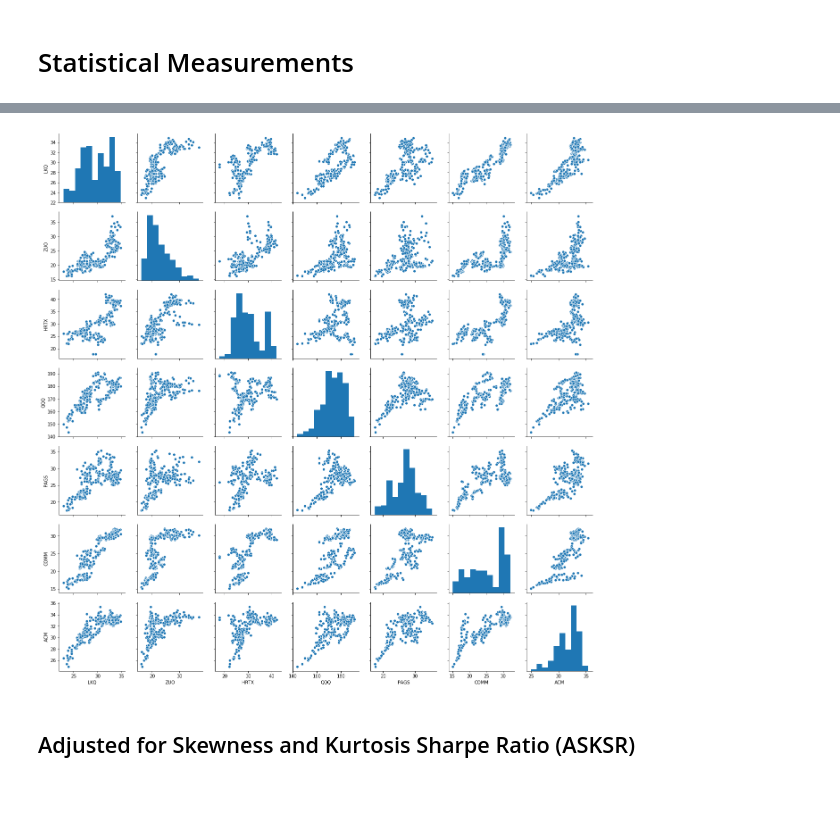
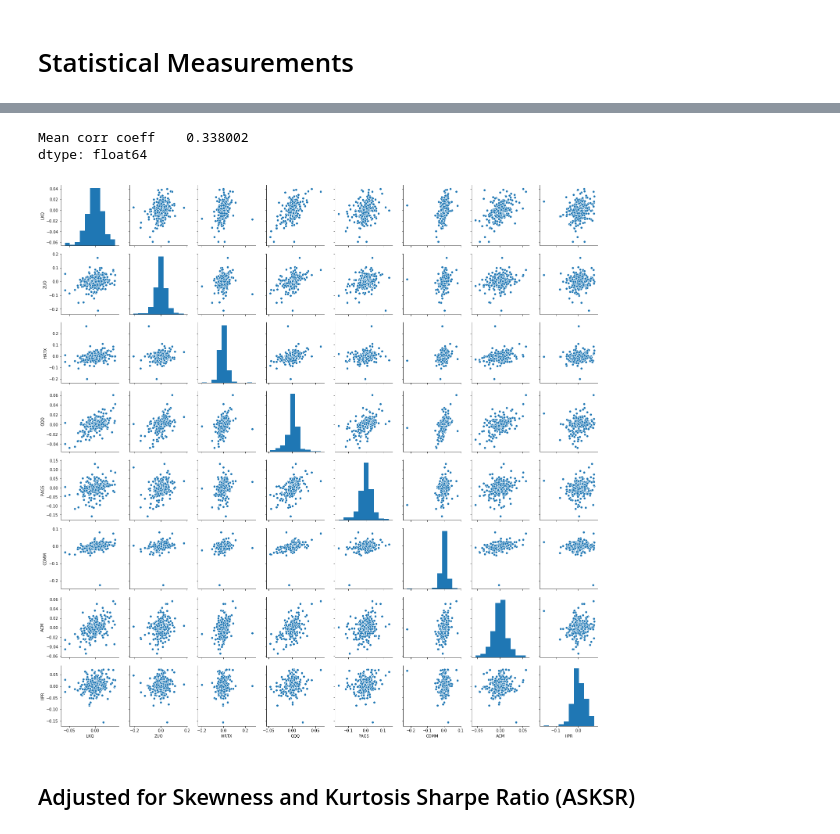
Before and after one commit to Hesiod-Labs/HYPAR, a Jupyter notebook: HYPAR.ipynb, the cells around one changed output, grey strips where cells are left out. Saved outputs shown, nothing was run; the diff lists cells and outputs as text; code cells hidden in the pictures; blank space fills up the shorter version.

```diff
--- a/HYPAR.ipynb
+++ b/HYPAR.ipynb
@@ -185,7 +185,7 @@ def calculate_returns(portfolio_dict):
 # %% [markdown]
 # Construct the Portfolio and Timeframe
 # %%
-tickers = ['LKQ', 'ZUO', 'HRTX', 'QQQ', 'PAGS', 'COMM', 'ACM']
+tickers = ['LKQ', 'ZUO', 'HRTX', 'QQQ', 'PAGS', 'COMM', 'ACM', 'IIPR']
 
 today = dt.datetime.today()
 
@@ -547,0 +564,3 @@ dict_keys(['LKQ', 'ZUO', 'HRTX', 'QQQ', 'PAGS', 'COMM', 'ACM'])
+# %%
+no_IIPR = {}
+no_IIPR.update(returns)
@@ -567,21 +621,20 @@ corrs
+# %%
+r.mean(axis=1)
+# %% [output]
+Mean corr coeff    0.338002
+dtype: float64
 # %%
-def plot_scatter_matrix(port_dict):
+def plot_scatter_matrix(returns_dict):
 
-    close = pd.DataFrame()
-    for s, d in port_dict.items():
-        close[s] = port_dict[s]['close']
-    #pd.plotting.scatter_matrix(close,
-    #                           alpha=0.2,
-    #                           figsize=(10,10),
-    #                           diagonal='kde');
-        # plt.title('Portfolio Scatter Matrix')
-        # plt.show()
-    ax = sns.pairplot(close)
+    rets = pd.DataFrame()
+    for s, d in returns_dict.items():
+        rets[s] = returns_dict[s]['log returns']
+    ax = sns.pairplot(rets)
     plt.show()
 # %%
-plot_scatter_matrix(port)
+plot_scatter_matrix(returns)
 # %% [output]
-[figure, old version]
+[figure, new version]
 # %% [markdown]
 ## Adjusted for Skewness and Kurtosis Sharpe Ratio (ASKSR)
 # %% [markdown]
```
Also changed, not shown: parts of 30 cells of this notebook, 8 other files.
